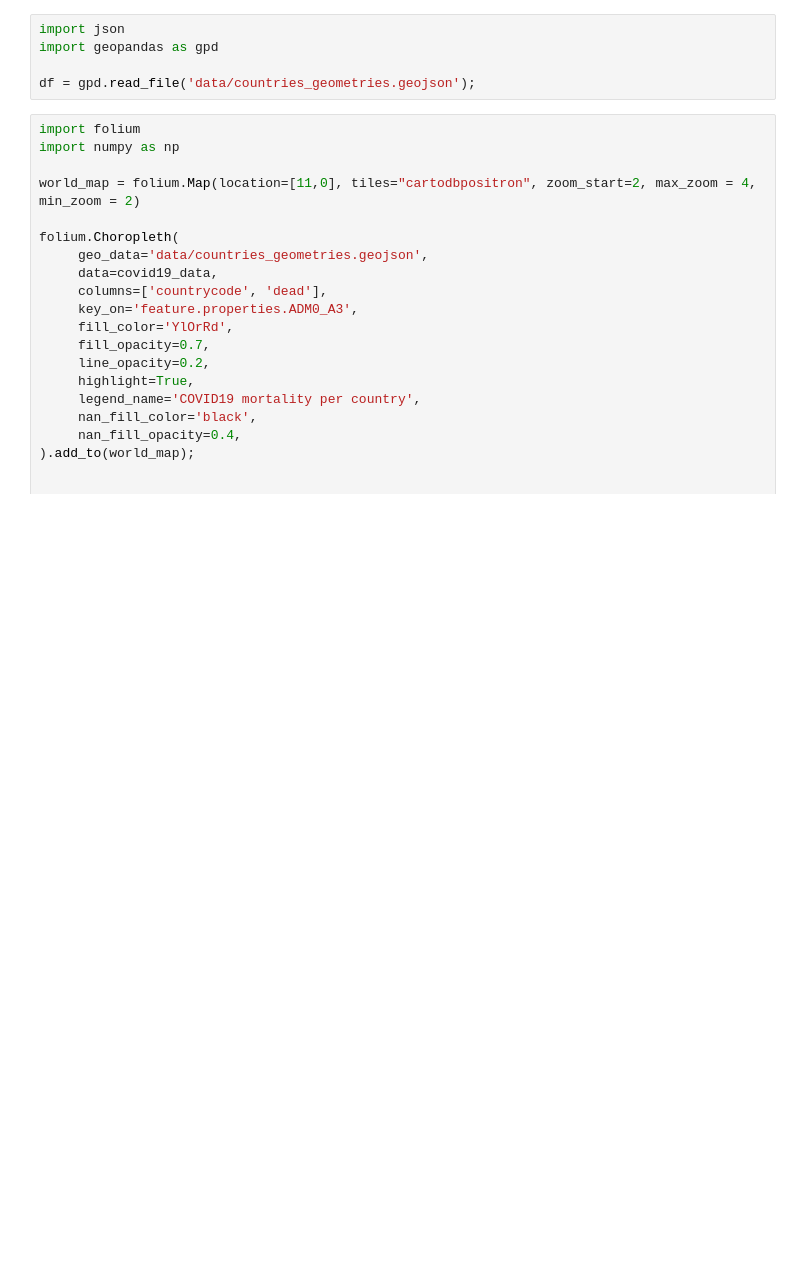
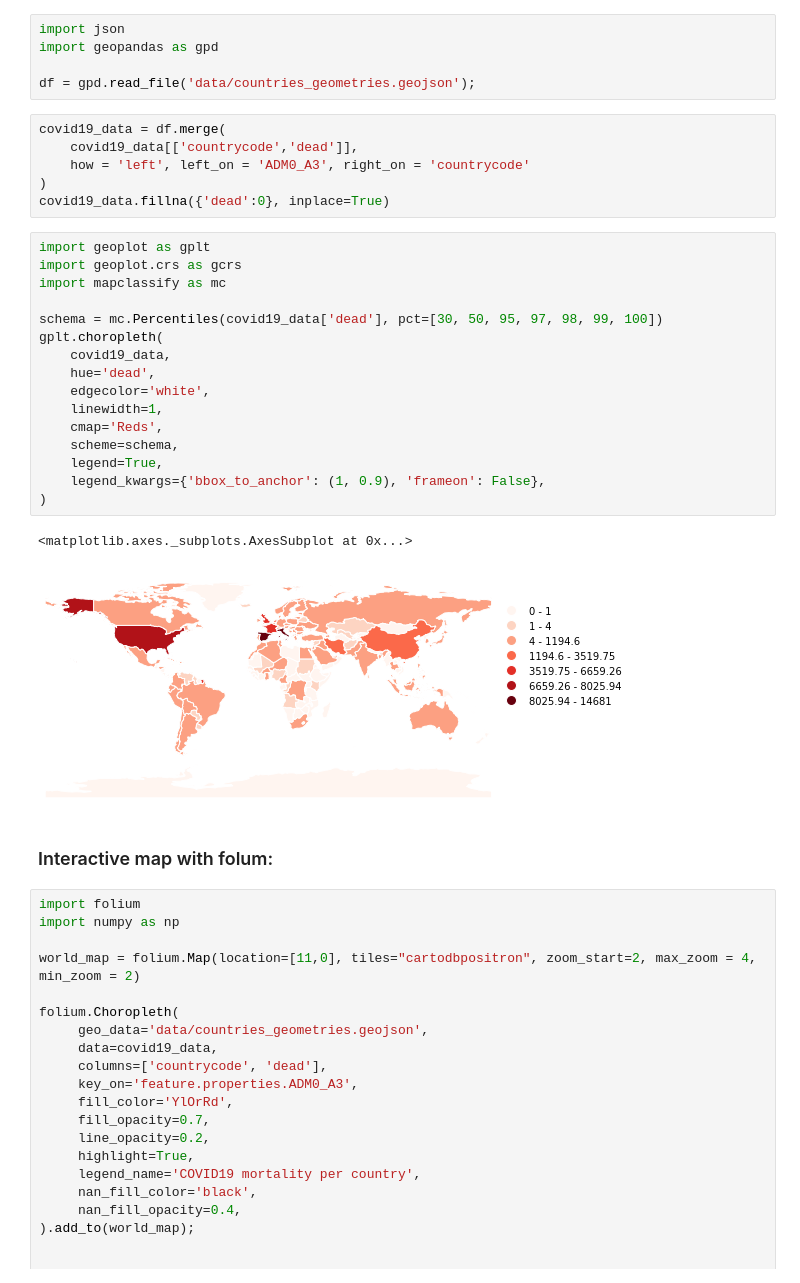
Before and after one commit to covid19db/data-archive, a Jupyter notebook: jupyter-examples/covid19_mortality_map.ipynb, the cells around one changed output. Cells and saved outputs as stored; diff of their text form; blank space fills up the shorter version.

```diff
--- a/jupyter-examples/covid19_mortality_map.ipynb
+++ b/jupyter-examples/covid19_mortality_map.ipynb
@@ -33,6 +43,33 @@ import json
 import geopandas as gpd
 
 df = gpd.read_file('data/countries_geometries.geojson');
+# %%
+covid19_data = df.merge(
+    covid19_data[['countrycode','dead']],
+    how = 'left', left_on = 'ADM0_A3', right_on = 'countrycode'
+)
+covid19_data.fillna({'dead':0}, inplace=True)
+# %%
+import geoplot as gplt
+import geoplot.crs as gcrs
+import mapclassify as mc
+
+schema = mc.Percentiles(covid19_data['dead'], pct=[30, 50, 95, 97, 98, 99, 100])
+gplt.choropleth(
+    covid19_data,
+    hue='dead',
+    edgecolor='white',
+    linewidth=1,
+    cmap='Reds',
+    scheme=schema,
+    legend=True,
+    legend_kwargs={'bbox_to_anchor': (1, 0.9), 'frameon': False},
+)
+# %% [output]
+<matplotlib.axes._subplots.AxesSubplot at 0x...>
+[figure, added]
+# %% [markdown]
+### Interactive map with folum:
 # %%
 import folium
 import numpy as np
```
Also changed, not shown: parts of 1 cell of this notebook.
